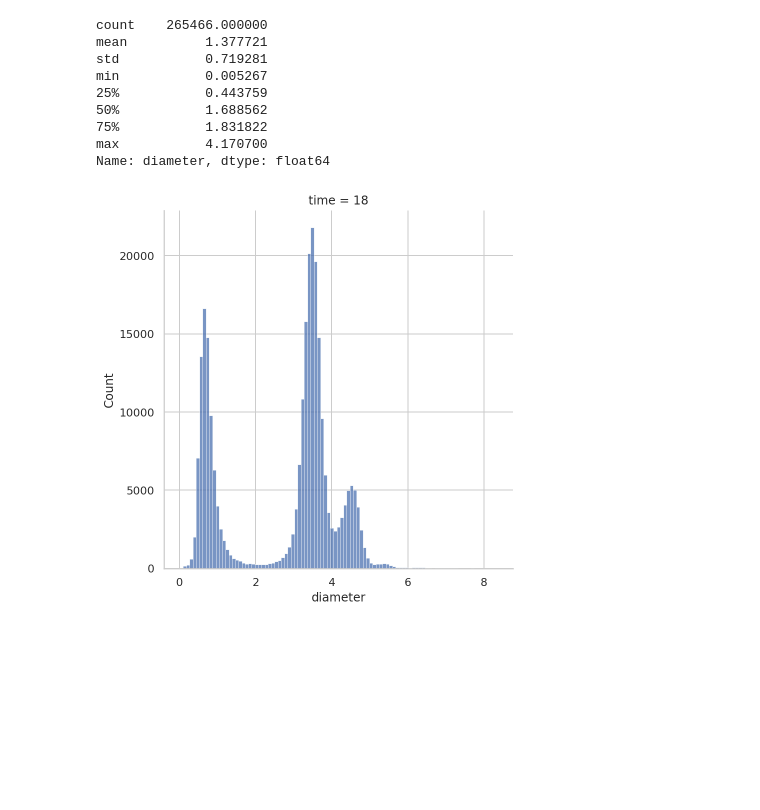
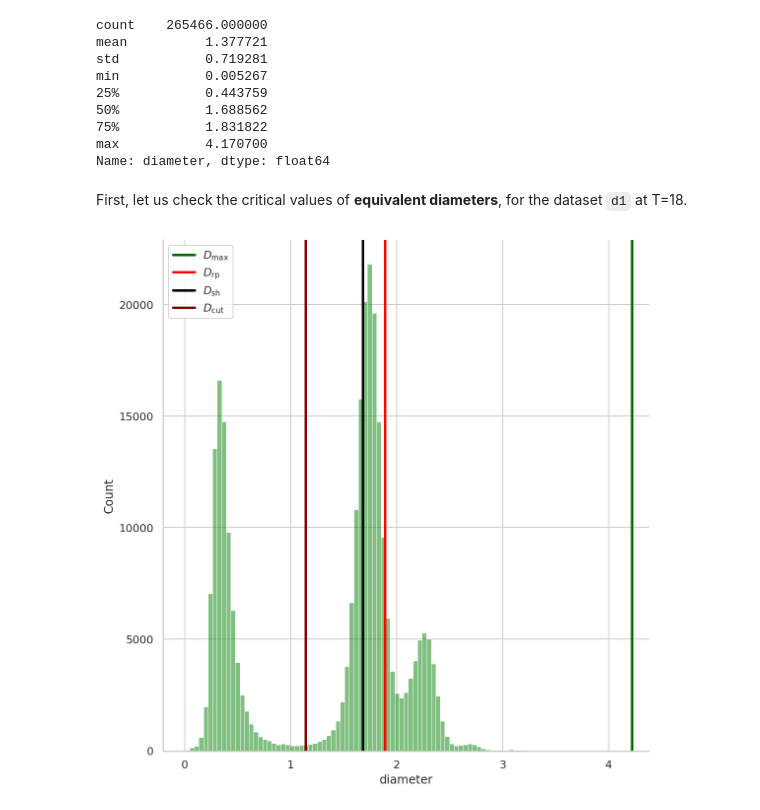
Before and after one commit to palsagar/ligaments_analysis, a Jupyter notebook: test.ipynb, the cells around one changed output. Drawn from its saved outputs; the diff is of its cells as text; code cells hidden in the pictures; blank space fills up the shorter version.

```diff
--- a/test.ipynb
+++ b/test.ipynb
@@ -288,10 +288,19 @@ min           0.005267
 75%           1.831822
 max           4.170700
 Name: diameter, dtype: float64
-# %%
-sns.displot(data=d1_t18.loc[d1.time == 18], kind="hist", kde=False, x="diameter", col="time",
-            legend=True, palette="bright", height=6.0, aspect=1.0) ;
-#plt.axvline(x = 4, color='black', label = "mean")
-#plt.legend()
-# %% [output]
-[figure, removed]
+# %% [markdown]
+First, let us check the critical values of **equivalent diameters**, for the dataset `d1` at T=18.
+# %%
+# histogram
+sns.displot(data=d1_t18_w, kind="hist", kde=False,
+            legend=True, palette="bright", height=8.0, aspect=1.0,
+           alpha = 0.5 , color = 'green') ;
+
+# plotting the vertical lines for d_max, d_rp, d_sh, d_cut
+plt.axvline(x = d_max, label = r'$D_{\rm{max}}$', color='darkgreen',lw=2.5);
+plt.axvline(x = d_rp, label = r'$D_{\rm{rp}}$', color='red', lw=2.5);
+plt.axvline(x = d_sh, label = r'$D_{\rm{sh}}$', color='black', lw=2.5);
+plt.axvline(x = d_cut, label = r'$D_{\rm{cut}}$', color='maroon', lw=2.5);
+plt.legend();
+# %% [output]
+[figure, added]
```
Also changed, not shown: parts of 2 cells of this notebook, 1 other file.
